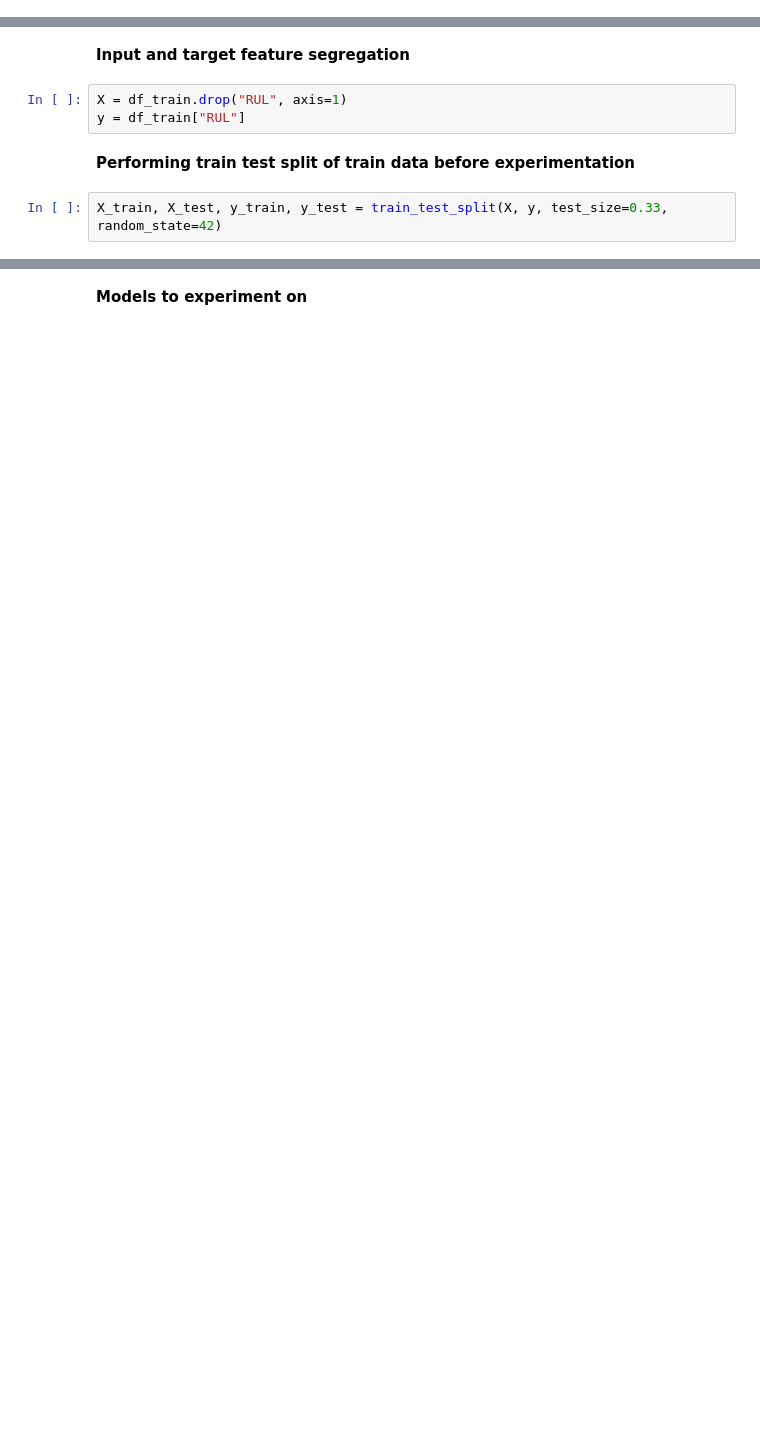
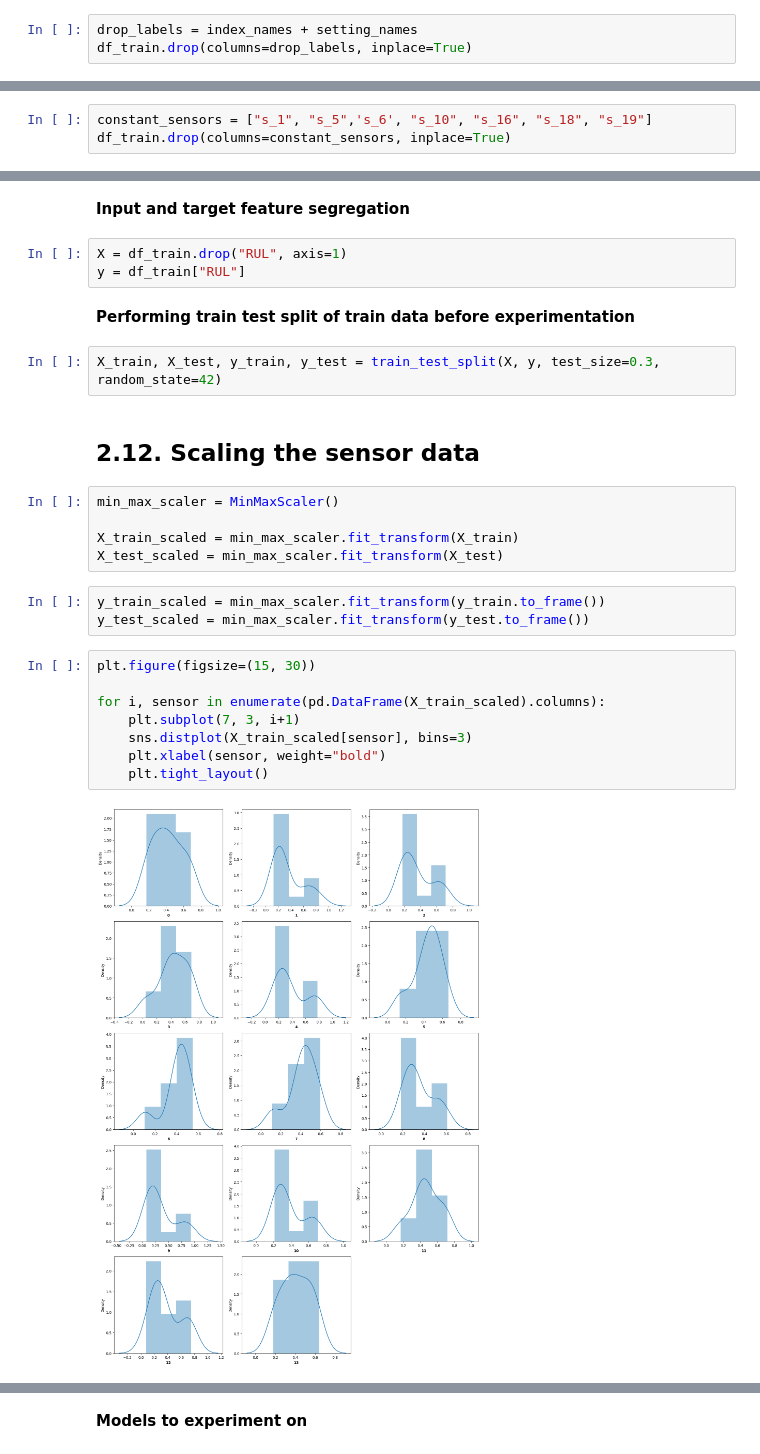
Before and after one commit to AbhijeetSrivastav/Jet-Engine-RUL-Prediction, a Jupyter notebook: research/experiments.ipynb, the cells around one changed output, grey strips where cells are left out. Saved outputs shown, nothing was run; the diff lists cells and outputs as text; blank space fills up the shorter version.

```diff
--- a/research/experiments.ipynb
+++ b/research/experiments.ipynb
@@ -548,0 +439,3 @@ We will evaluate all teh models after performing different experiments with vari
+# %%
+drop_labels = index_names + setting_names
+df_train.drop(columns=drop_labels, inplace=True)
@@ -548,0 +444,3 @@ We will evaluate all teh models after performing different experiments with vari
+# %%
+constant_sensors = ["s_1", "s_5",'s_6', "s_10", "s_16", "s_18", "s_19"]
+df_train.drop(columns=constant_sensors, inplace=True)
@@ -554,4 +454,24 @@ y = df_train["RUL"]
 # %% [markdown]
 **Performing train test split of train data before experimentation**
 # %%
-X_train, X_test, y_train, y_test = train_test_split(X, y, test_size=0.33, random_state=42)
+X_train, X_test, y_train, y_test = train_test_split(X, y, test_size=0.3, random_state=42)
+# %% [markdown]
+## 2.12. Scaling the sensor data
+# %%
+min_max_scaler = MinMaxScaler()
+
+X_train_scaled = min_max_scaler.fit_transform(X_train)
+X_test_scaled = min_max_scaler.fit_transform(X_test)
+# %%
+y_train_scaled = min_max_scaler.fit_transform(y_train.to_frame())
+y_test_scaled = min_max_scaler.fit_transform(y_test.to_frame())
+# %%
+plt.figure(figsize=(15, 30))
+
+for i, sensor in enumerate(pd.DataFrame(X_train_scaled).columns):
+    plt.subplot(7, 3, i+1)
+    sns.distplot(X_train_scaled[sensor], bins=3)
+    plt.xlabel(sensor, weight="bold")
+    plt.tight_layout()
+# %% [output]
+[figure, added]
```
Also changed, not shown: parts of 71 cells of this notebook.
